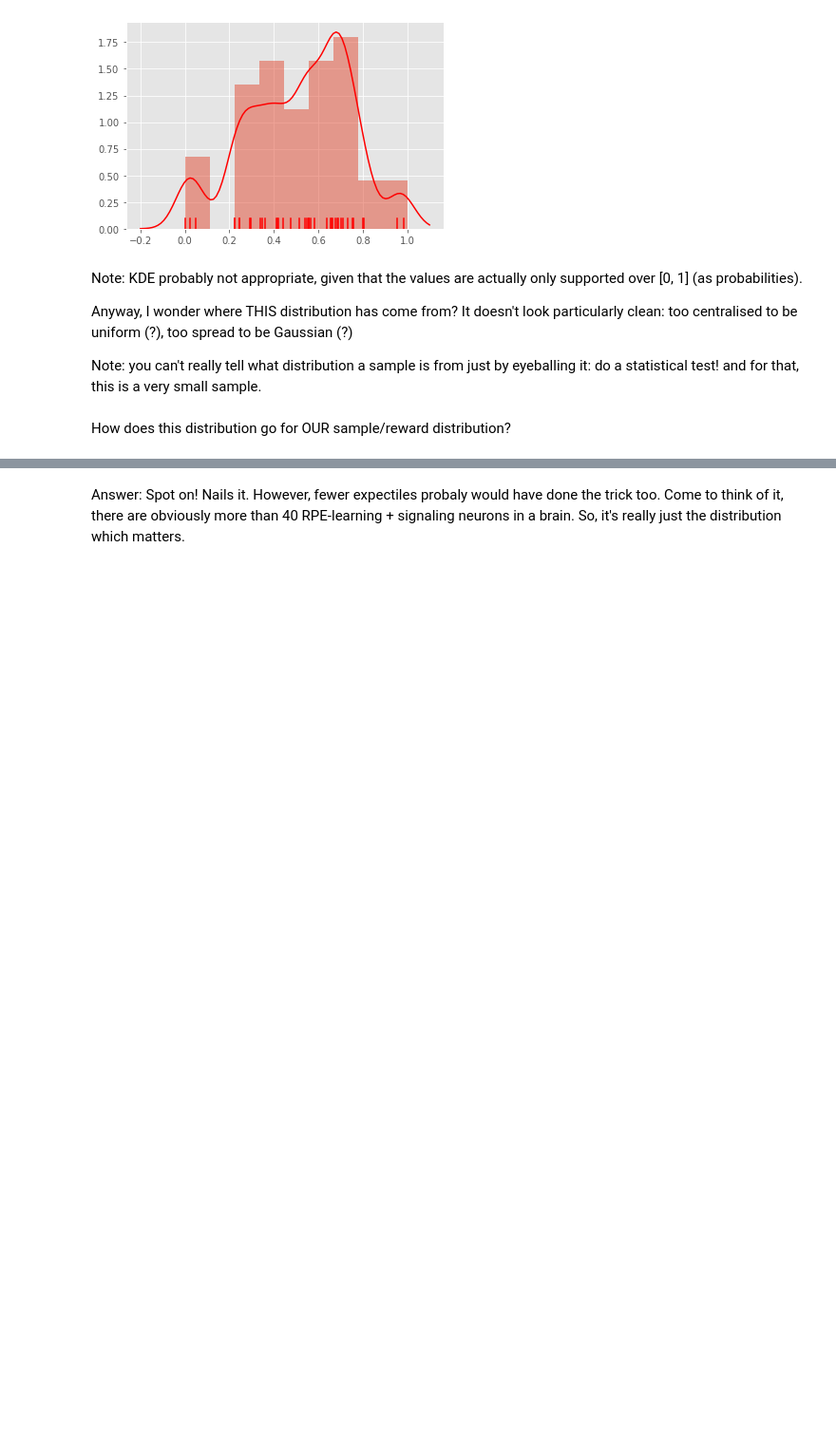
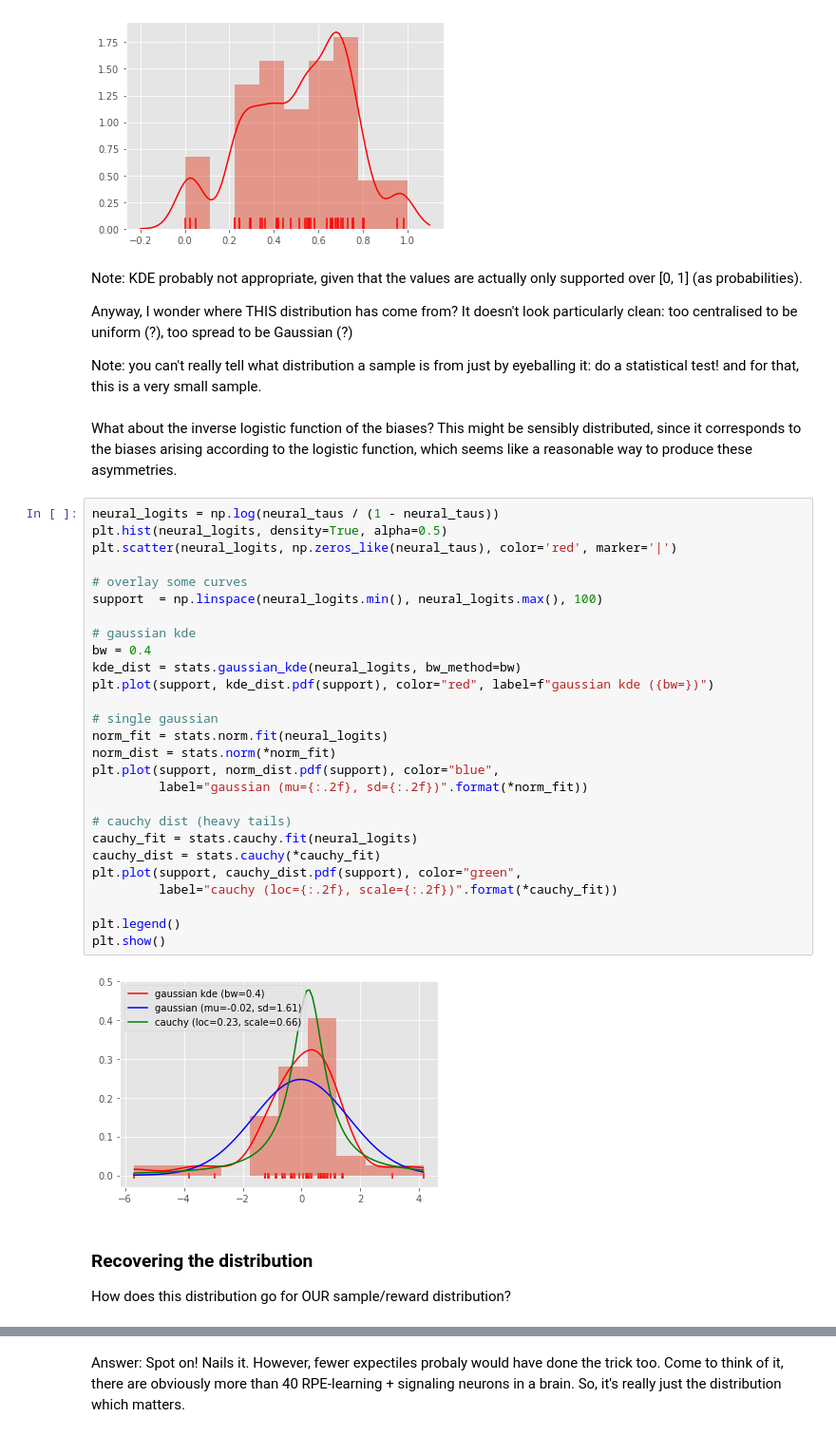
Before and after one commit to matomatical/neuRL, a Jupyter notebook: Expectiles.ipynb, the cells around one changed output, grey strips where cells are left out. Shown at 95% size. Cells and saved outputs as stored; diff of their text form; blank space fills up the shorter version.

Commit message:
playing with fitting neural data

```diff
--- a/Expectiles.ipynb
+++ b/Expectiles.ipynb
@@ -989,7 +990,40 @@ Note: KDE probably not appropriate, given that the values are actually only supp
 Anyway, I wonder where THIS distribution has come from? It doesn't look particularly clean: too centralised to be uniform (?), too spread to be Gaussian (?)
 
 Note: you can't really tell what distribution a sample is from just by eyeballing it: do a statistical test! and for that, this is a very small sample.
+# %% [markdown]
+What about the inverse logistic function of the biases? This might be sensibly distributed, since it corresponds to the biases arising according to the logistic function, which seems like a reasonable way to produce these asymmetries.
+# %%
+neural_logits = np.log(neural_taus / (1 - neural_taus))
+plt.hist(neural_logits, density=True, alpha=0.5)
+plt.scatter(neural_logits, np.zeros_like(neural_taus), color='red', marker='|')
+
+# overlay some curves
+support  = np.linspace(neural_logits.min(), neural_logits.max(), 100)
+
+# gaussian kde
+bw = 0.4
+kde_dist = stats.gaussian_kde(neural_logits, bw_method=bw)
+plt.plot(support, kde_dist.pdf(support), color="red", label=f"gaussian kde ({bw=})")
+
+# single gaussian
+norm_fit = stats.norm.fit(neural_logits)
+norm_dist = stats.norm(*norm_fit)
+plt.plot(support, norm_dist.pdf(support), color="blue",
+         label="gaussian (mu={:.2f}, sd={:.2f})".format(*norm_fit))
+
+# cauchy dist (heavy tails)
+cauchy_fit = stats.cauchy.fit(neural_logits)
+cauchy_dist = stats.cauchy(*cauchy_fit)
+plt.plot(support, cauchy_dist.pdf(support), color="green",
+         label="cauchy (loc={:.2f}, scale={:.2f})".format(*cauchy_fit))
+
+plt.legend()
+plt.show()
+# %% [output]
+[figure, added]
 # %% [markdown]
+### Recovering the distribution
+
 How does this distribution go for OUR sample/reward distribution?
 # %%
 compute_and_impute(taus=neural_taus)
```
Also changed, not shown: parts of 4 cells of this notebook.
